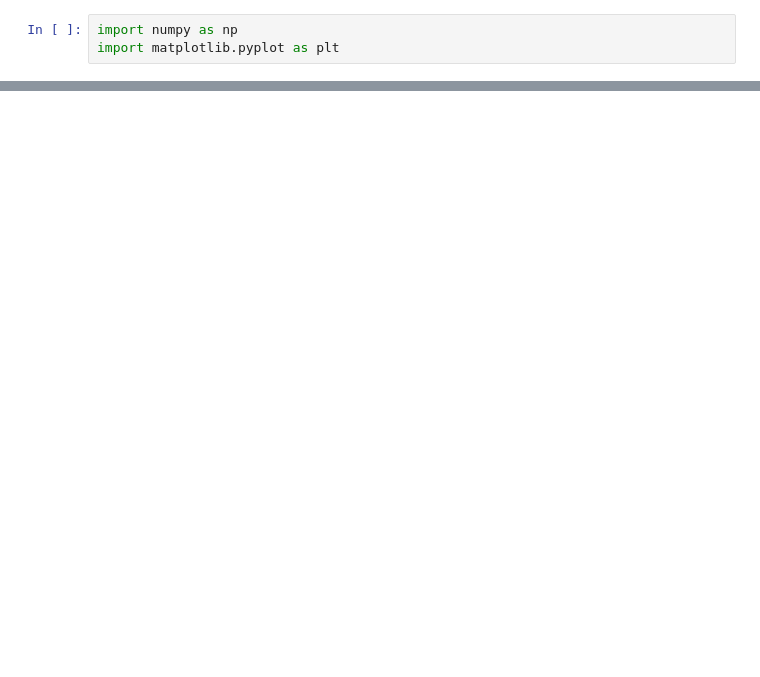
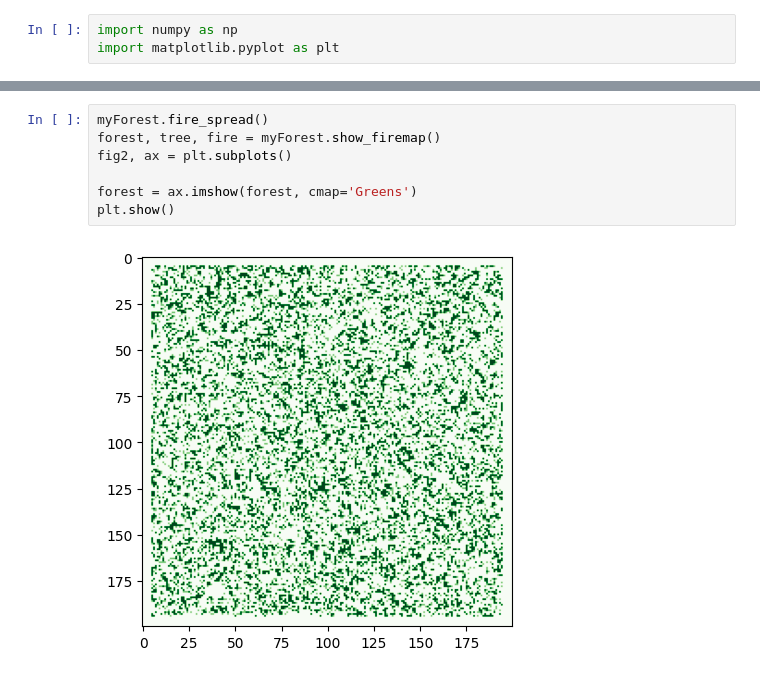
Before and after one commit to PetrusAriaa/modeling-and-simulation-project, a Jupyter notebook: burning_forest.ipynb, the cells around one changed output, grey strips where cells are left out. Saved outputs shown, nothing was run; the diff lists cells and outputs as text; blank space fills up the shorter version.

```diff
--- a/burning_forest.ipynb
+++ b/burning_forest.ipynb
@@ -29,0 +73,9 @@ fig = plt.imshow(fr, cmap='Greens')
+# %%
+myForest.fire_spread()
+forest, tree, fire = myForest.show_firemap()
+fig2, ax = plt.subplots()
+
+forest = ax.imshow(forest, cmap='Greens')
+plt.show()
+# %% [output]
+[figure, added]
```
Also changed, not shown: parts of 6 cells of this notebook.
